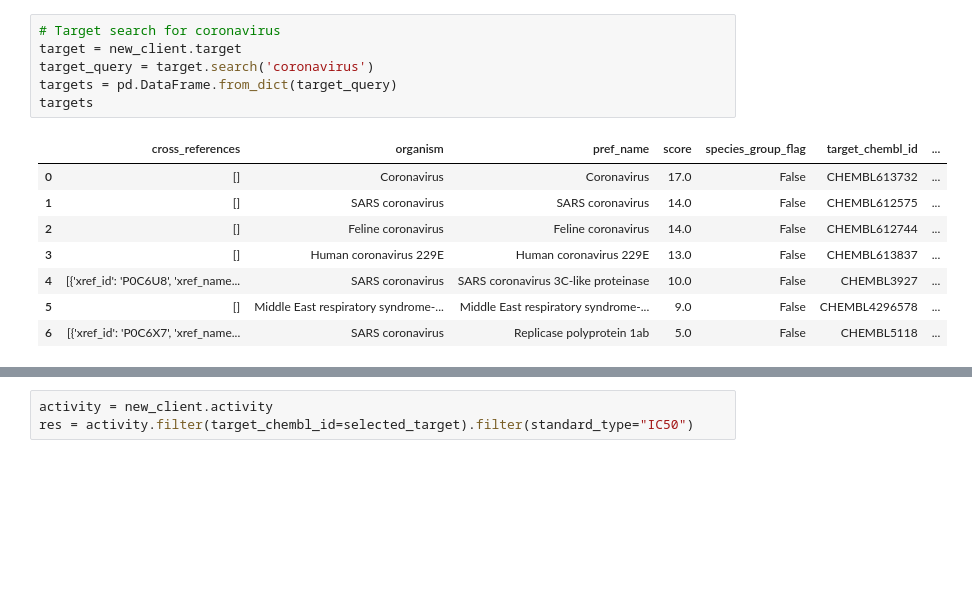
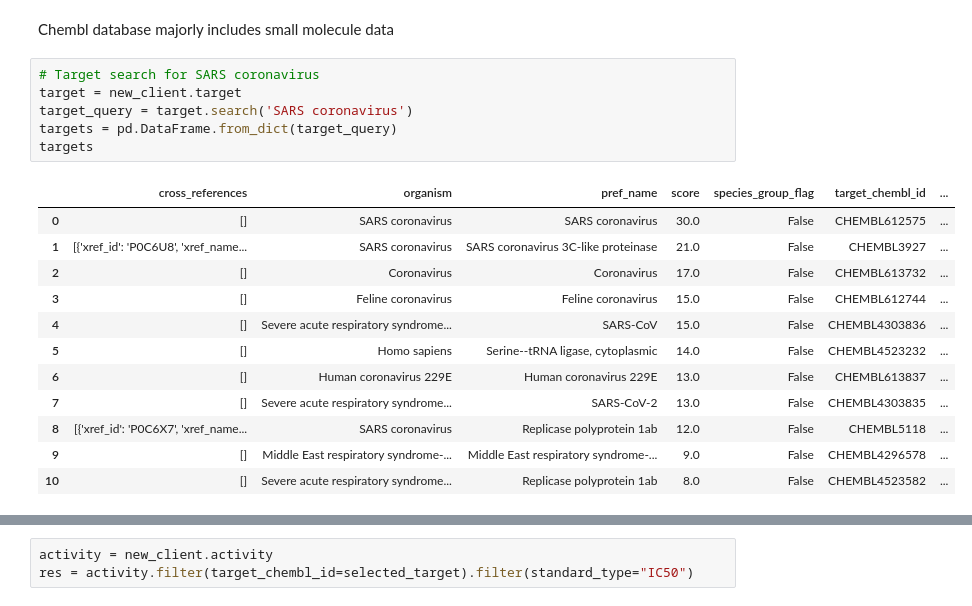
Before and after one commit to anshi-kaaaa/Drug-Discovery, a Jupyter notebook: drug_discovery_coronavirus.ipynb, the cells around one changed output, grey strips where cells are left out. Cells and saved outputs as stored; diff of their text form; blank space fills up the shorter version.

```diff
--- a/drug_discovery_coronavirus.ipynb
+++ b/drug_discovery_coronavirus.ipynb
@@ -26,16 +20,22 @@ Successfully installed chembl-webresource-client-0.10.2 requests-cache-0.5.2
+# %% [markdown]
+Chembl database majorly includes small molecule data
 # %%
-# Target search for coronavirus
+# Target search for SARS coronavirus
 target = new_client.target
-target_query = target.search('coronavirus')
+target_query = target.search('SARS coronavirus')
 targets = pd.DataFrame.from_dict(target_query)
 targets
 # %% [output]
 |  | cross_references | organism | pref_name | score | species_group_flag | target_chembl_id | ... |
-| 0 | [] | Coronavirus | Coronavirus | 17.0 | False | CHEMBL613732 | ... |
-| 1 | [] | SARS coronavirus | SARS coronavirus | 14.0 | False | CHEMBL612575 | ... |
-| 2 | [] | Feline coronavirus | Feline coronavirus | 14.0 | False | CHEMBL612744 | ... |
-| 3 | [] | Human coronavirus 229E | Human coronavirus 229E | 13.0 | False | CHEMBL613837 | ... |
-| 4 | [{'xref_id': 'P0C6U8', 'xref_name... | SARS coronavirus | SARS coronavirus 3C-like proteinase | 10.0 | False | CHEMBL3927 | ... |
-| 5 | [] | Middle East respiratory syndrome-... | Middle East respiratory syndrome-... | 9.0 | False | CHEMBL4296578 | ... |
-| 6 | [{'xref_id': 'P0C6X7', 'xref_name... | SARS coronavirus | Replicase polyprotein 1ab | 5.0 | False | CHEMBL5118 | ... |
+| 0 | [] | SARS coronavirus | SARS coronavirus | 30.0 | False | CHEMBL612575 | ... |
+| 1 | [{'xref_id': 'P0C6U8', 'xref_name... | SARS coronavirus | SARS coronavirus 3C-like proteinase | 21.0 | False | CHEMBL3927 | ... |
+| 2 | [] | Coronavirus | Coronavirus | 17.0 | False | CHEMBL613732 | ... |
+| 3 | [] | Feline coronavirus | Feline coronavirus | 15.0 | False | CHEMBL612744 | ... |
+| 4 | [] | Severe acute respiratory syndrome... | SARS-CoV | 15.0 | False | CHEMBL4303836 | ... |
+| 5 | [] | Homo sapiens | Serine--tRNA ligase, cytoplasmic | 14.0 | False | CHEMBL4523232 | ... |
+| 6 | [] | Human coronavirus 229E | Human coronavirus 229E | 13.0 | False | CHEMBL613837 | ... |
+| 7 | [] | Severe acute respiratory syndrome... | SARS-CoV-2 | 13.0 | False | CHEMBL4303835 | ... |
+| 8 | [{'xref_id': 'P0C6X7', 'xref_name... | SARS coronavirus | Replicase polyprotein 1ab | 12.0 | False | CHEMBL5118 | ... |
+| 9 | [] | Middle East respiratory syndrome-... | Middle East respiratory syndrome-... | 9.0 | False | CHEMBL4296578 | ... |
+| 10 | [] | Severe acute respiratory syndrome... | Replicase polyprotein 1ab | 8.0 | False | CHEMBL4523582 | ... |
 # %%
```
Also changed, not shown: parts of 5 cells of this notebook.
